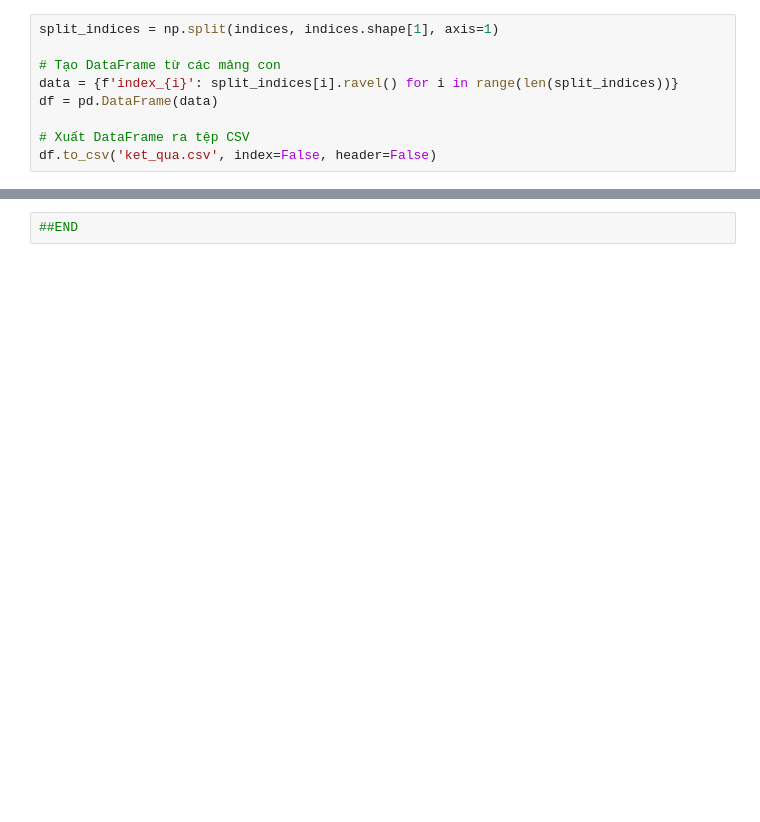
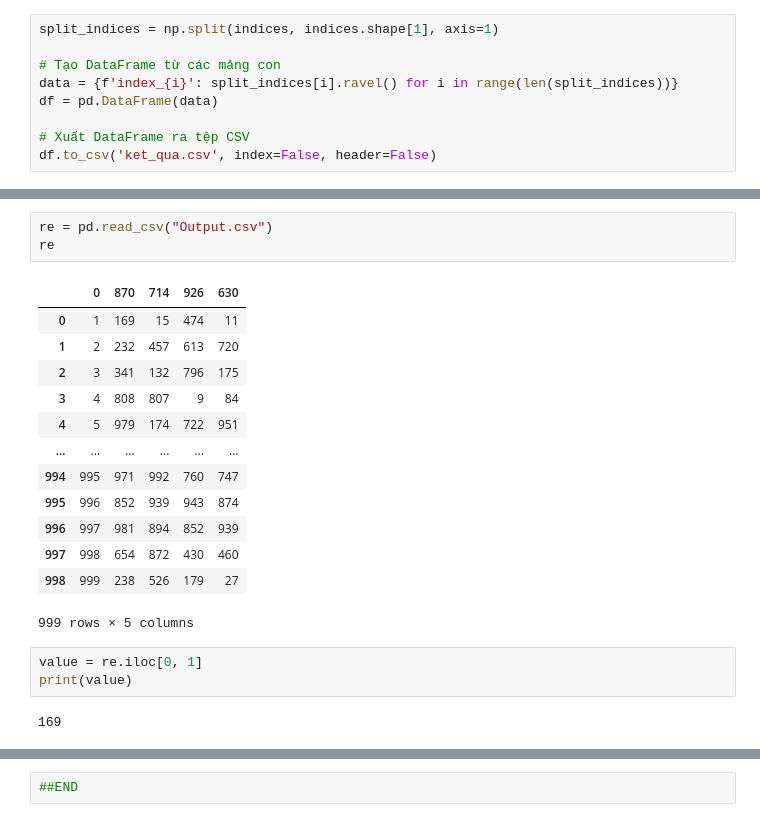
Before and after one commit to vothanhdo2001/newspaper_RS, a Jupyter notebook: LamSachData.ipynb, the cells around one changed output, grey strips where cells are left out. Cells and saved outputs as stored; diff of their text form; blank space fills up the shorter version.

```diff
--- a/LamSachData.ipynb
+++ b/LamSachData.ipynb
@@ -201,0 +346,22 @@ df.to_csv('ket_qua.csv', index=False, header=False)
+# %%
+re = pd.read_csv("Output.csv")
+re
+# %% [output]
+|  | 0 | 870 | 714 | 926 | 630 |
+| 0 | 1 | 169 | 15 | 474 | 11 |
+| 1 | 2 | 232 | 457 | 613 | 720 |
+| 2 | 3 | 341 | 132 | 796 | 175 |
+| 3 | 4 | 808 | 807 | 9 | 84 |
+| 4 | 5 | 979 | 174 | 722 | 951 |
+| ... | ... | ... | ... | ... | ... |
+| 994 | 995 | 971 | 992 | 760 | 747 |
+| 995 | 996 | 852 | 939 | 943 | 874 |
+| 996 | 997 | 981 | 894 | 852 | 939 |
+| 997 | 998 | 654 | 872 | 430 | 460 |
+| 998 | 999 | 238 | 526 | 179 | 27 |
+999 rows × 5 columns
+# %%
+value = re.iloc[0, 1]
+print(value)
+# %% [output]
+169
```
Also changed, not shown: parts of 31 cells of this notebook, 10 other files.
